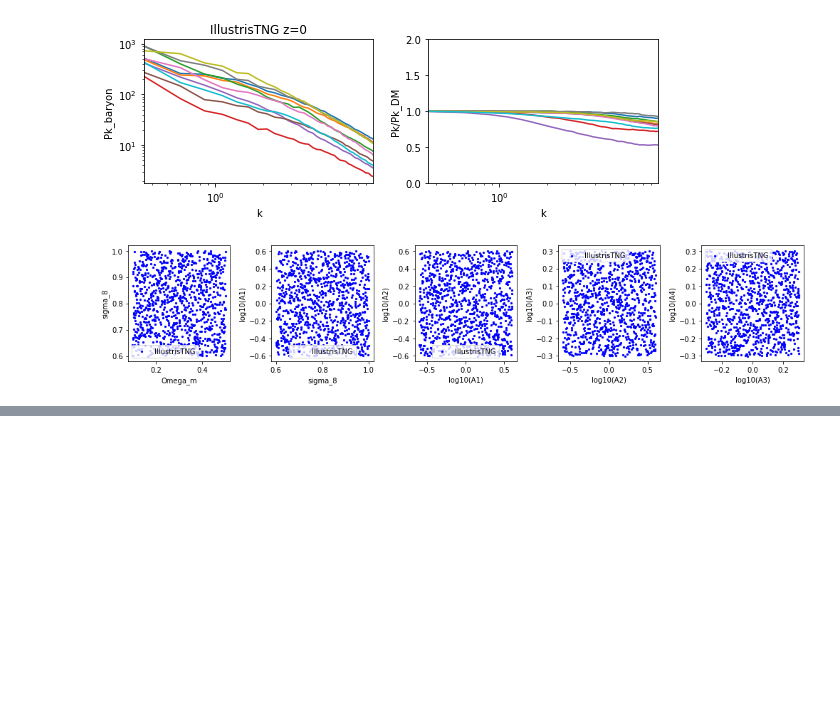
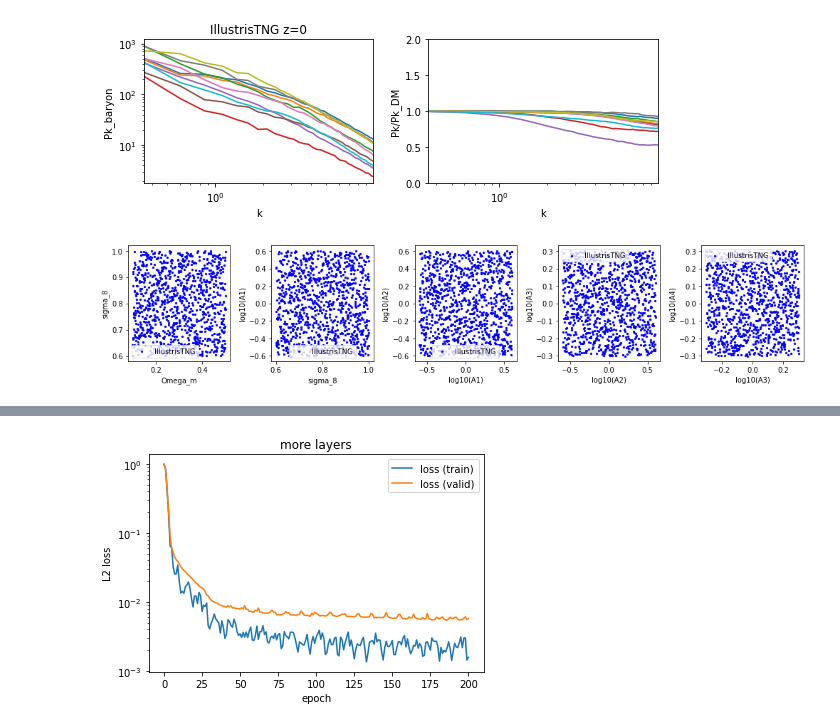
Before and after one commit to liuxx479/cosmo_dep_feedback, a Jupyter notebook: NN_jax.ipynb, the cells around one changed output, grey strips where cells are left out. Cells and saved outputs as stored; diff of their text form; code cells hidden in the pictures; blank space fills up the shorter version.

```diff
--- a/NN_jax.ipynb
+++ b/NN_jax.ipynb
@@ -117,12 +98,0 @@ train_batch = dataset.skip(valid_size+test_size).repeat().batch(batch_size)
-# %%
-def synth_batches(batch):
-  for ibatch in train_batch:
-    yield ibatch['cosmo_params'].numpy(), ibatch['r'].numpy()
-
-batches = synth_batches(train_batch)
-batch_valid = next(synth_batches(valid_batch))
-batch_test = next(synth_batches(test_batch))
-
-## quick test
-itrain_batch  = next(batches)
-print (itrain_batch[0].shape, itrain_batch[1].shape)
@@ -185,6 +159,6 @@ DeviceArray([[-0.01501894, -0.0151761 ,  0.03052776, ..., -0.01926229,
 # %%
-## https://www.kaggle.com/code/aakashnain/building-models-in-jax-part1-stax/notebook
-def loss_L2(nn_params, batch):
+##### define the loss function
+def loss_L2(nn_params, batch, key):
   '''Implements L2 loss function.
   Args:
   params: Parameters of the network
@@ -193,6 +167,7 @@ def loss_L2(nn_params, batch):
   Loss
   '''
   cosmo_params, r_true = batch
-  r_pred = nn_apply(nn_params, cosmo_params)
-  L2 = np.mean((r_pred - r_true)**2)
+  r_pred = nn_apply(nn_params, cosmo_params, rng=key)
+  # L2 = np.mean((r_pred - r_true)**2)
+  L2 = np.mean((r_pred/r_true-1)**2)
   return L2
@@ -202,0 +174,9 @@ DeviceArray(0.7354931, dtype=float32)
+# %%
+###### initialize the NN
+key = random.PRNGKey(0)
+net_out_shape, init_nn_params = nn_init (key, (-1,) + itrain_batch[0].shape[1:])
+
+###### tests ####
+print (net_out_shape, len(init_nn_params))
+print (nn_apply(init_nn_params, itrain_batch[0], rng=key).shape, )
+print (loss_L2(init_nn_params, itrain_batch, key=key))
@@ -267,0 +236,15 @@ Epoch 991 at 0.17m, train loss: 0.0009, validation loss: 0.0012
+# %%
+########## plot out the loss vs epoch
+epoch_arr,train_loss_arr, valid_loss_arr = np.array(losses).T
+
+f, ax=subplots(1,1)
+ax.plot(epoch_arr, train_loss_arr, label='loss (train)')
+ax.plot(epoch_arr, valid_loss_arr, label='loss (valid)')
+ax.legend()
+ax.set_yscale('log')
+ax.set_xlabel('epoch')
+ax.set_ylabel('L2 loss')
+ax.set_title('more layers')
+show()
+# %% [output]
+[figure, added]
```
Also changed, not shown: parts of 20 cells of this notebook.
